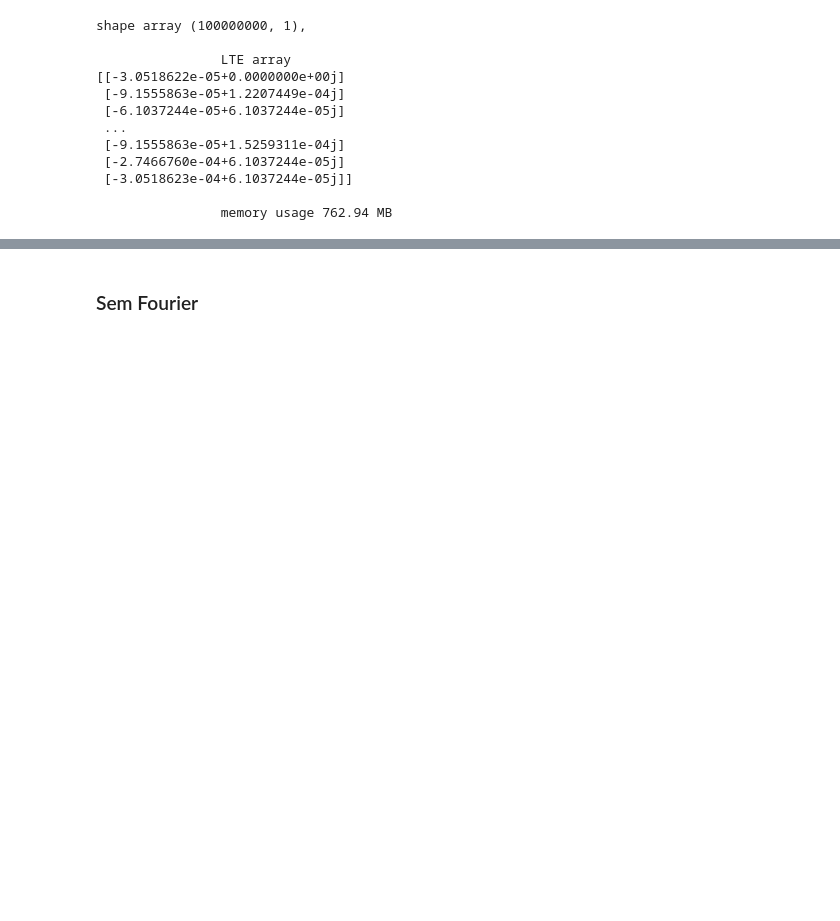
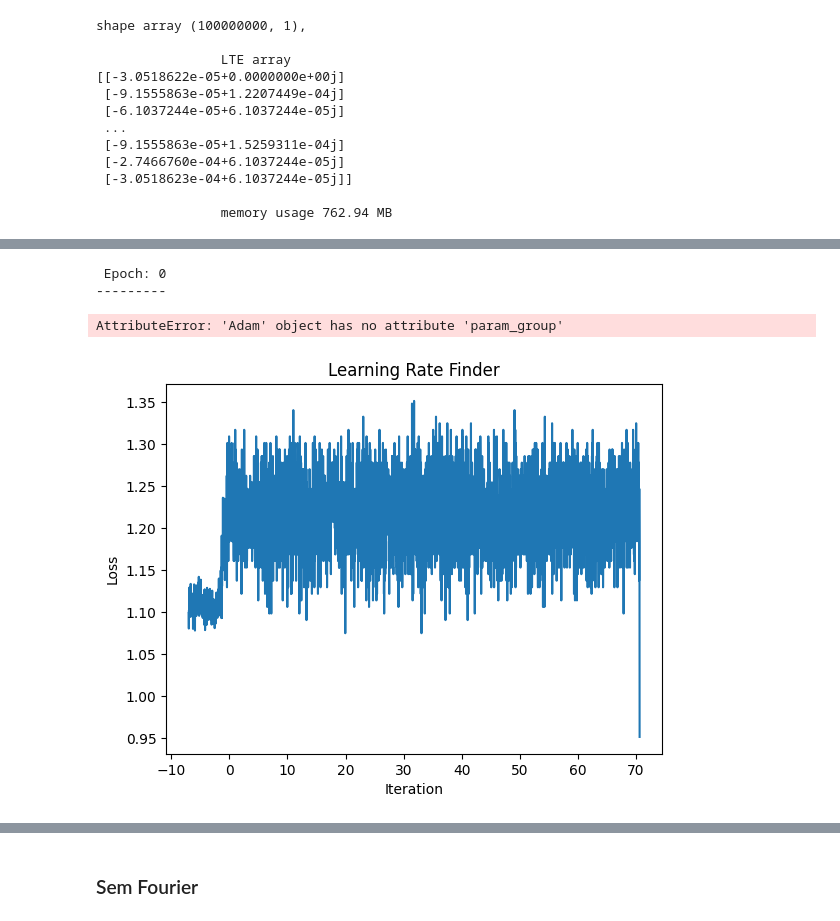
Before and after one commit to JanathanPlanas/Deep-learning-AICT, a Jupyter notebook: Cnn-Pytorch/cnn.ipynb, the cells around one changed output, grey strips where cells are left out. Drawn from its saved outputs; the diff is of its cells as text; code cells hidden in the pictures; blank space fills up the shorter version.

Commit message:
'change-model-py'

```diff
--- a/Cnn-Pytorch/cnn.ipynb
+++ b/Cnn-Pytorch/cnn.ipynb
@@ -14,8 +14,10 @@ warnings.filterwarnings('ignore')
 ### Com Fourier
 # %%
 %%time
-data = DATA_1M(seconds=8,columns=256, jump_time =0, n_jumps=3)
+data = DATA_1M(seconds=14,columns=2000, jump_time =2, n_jumps=3)
 print(data)
 data_fourier = data(Fourier=True, Normalizing= True)
 data_fourier.shape
+
+# 14 segundos ,  (70002, 2001)
 # %% [output]
@@ -257,0 +173,19 @@ weighted avg       0.49      0.56      0.45     58593
+# %%
+%%time
+data = DATA_1M(seconds=28,columns=2000, jump_time =2, n_jumps=3) ; data_fourier = data(Fourier=True, Normalizing= True)
+Torch = NeuralNetCNN(columns= data_fourier.shape[1] -1)
+data.Spliting(data= data_fourier, random_state= 30, test_size = 0.25, shuffle = True, inplace= False)
+
+# 14 segundos ,  (70002, 2001)
+# %%
+train_dataloader , test_dataloader = data.DataLoaders(batch_size=128, inplace=True)
+# %%
+%%time
+Torch.training_loop(data_loader_train=train_dataloader,
+data_loader_test = test_dataloader,
+        model=Torch.Cnn,
+        loss_fn=Torch.loss_fn,
+        optimizer=Torch.optimizer,
+        accuracy_fn=accuracy_fn,
+        device=Torch.device,
+        epochs = 25)
@@ -257,0 +212,54 @@ weighted avg       0.49      0.56      0.45     58593
+# %%
+import math
+import torch.optim as optim
+model =Torch.Cnn
+lr = 1e-6
+optimizer = optim.Adam(model.parameters(), lr=lr)
+loss_fn = Torch.loss_fn
+
+
+losses = []
+log_lrs = []
+
+epochs =10
+model.double()
+
+for epoch in range(epochs):
+    print(f" Epoch: {epoch}\n---------")
+    for batch, (inputs, target) in enumerate(train_dataloader):
+
+        inputs = inputs.to('cpu').double()
+        inputs = inputs.unsqueeze(2)
+        # fazendo as previsões
+        output = model(inputs.double())
+
+        # calculando a perda
+        loss = loss_fn(output, target.long())
+
+        best_loss = loss.item()
+        # Store the values
+        if lr > 0 :
+            losses.append(loss.item())
+            log_lrs.append(math.log10(lr))
+        else:
+            pass
+        # Do the backward pass and optimize
+        loss.backward()
+        optimizer.step()
+        # Update the lr for the next step and store
+        # Aumentar a taxa de aprendizagem exponencialmente
+        lr *= 1.05
+        optimizer.param_group[0  ]['lr'] = lr
+# %% [output]
+ Epoch: 0
+---------
+AttributeError: 'Adam' object has no attribute 'param_group'
+# %%
+import matplotlib.pyplot as plt
+plt.plot(log_lrs, losses)
+plt.xlabel('Iteration')
+plt.ylabel('Loss')
+plt.title('Learning Rate Finder')
+plt.show()
+# %% [output]
+[figure, added]
```
Also changed, not shown: parts of 21 cells of this notebook, 2 other files.
